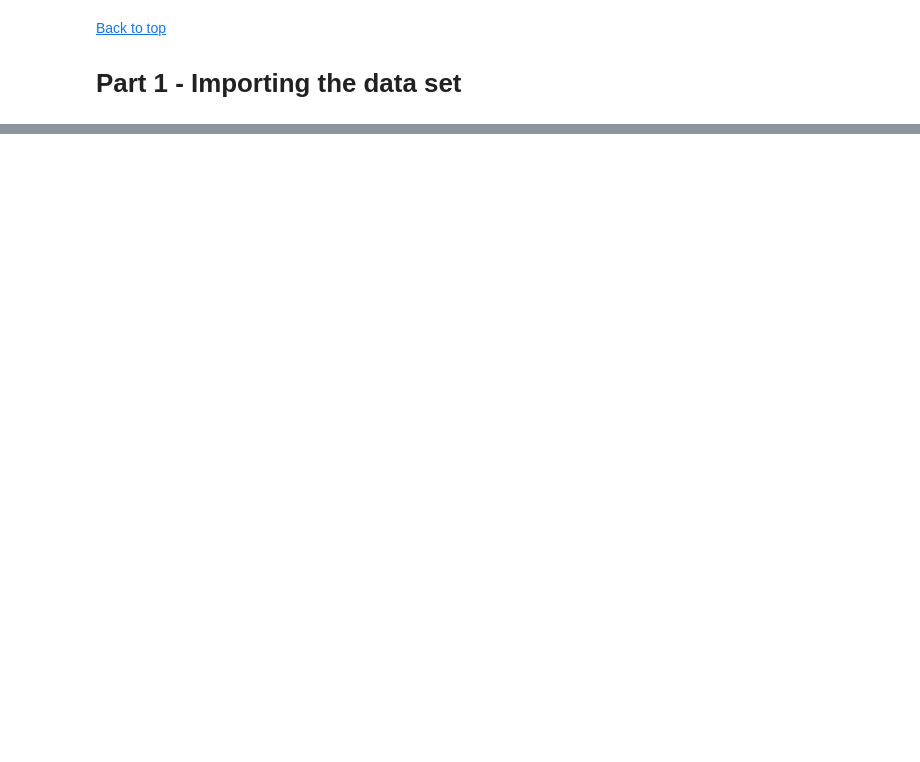
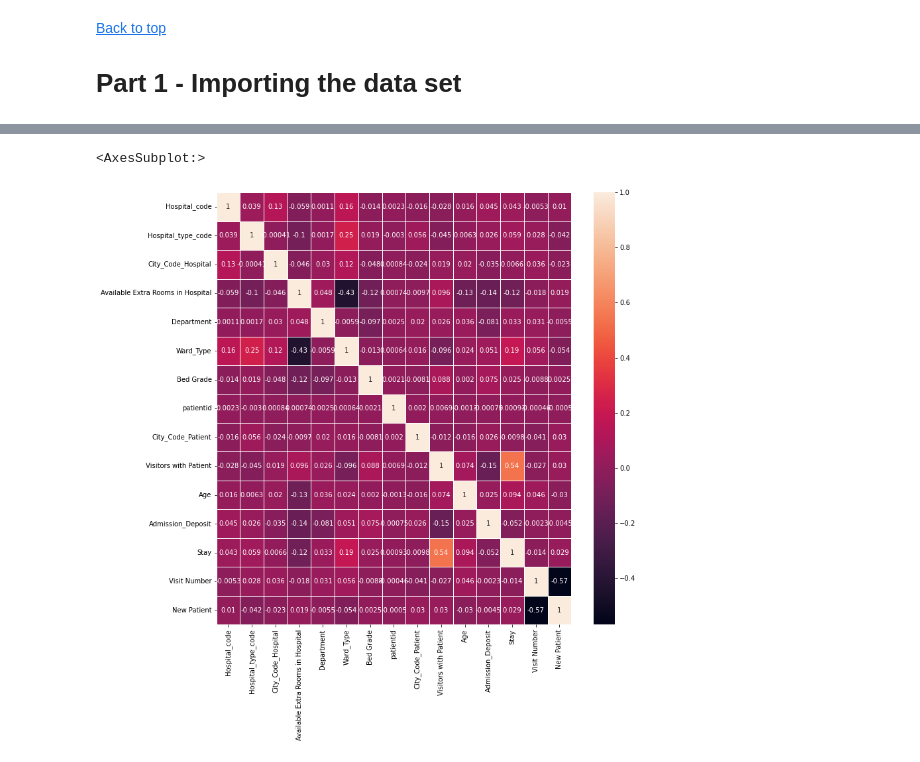
Before and after one commit to Baraa42/Elalami-Skakova-INM701-Coursework, a Jupyter notebook: 7- Reducing features and feature engineering.ipynb, the cells around one changed output, grey strips where cells are left out. Saved outputs shown, nothing was run; the diff lists cells and outputs as text; code cells hidden in the pictures; blank space fills up the shorter version.

```diff
--- a/7- Reducing features and feature engineering.ipynb
+++ b/7- Reducing features and feature engineering.ipynb
@@ -140,0 +192,3 @@ We have the same issue where the classifier over predicts cat 2 and under predic
+# %%
+# Dropping case_id
+df = df.drop(['case_id' ], axis=1)
@@ -140,0 +319,2 @@ We have the same issue where the classifier over predicts cat 2 and under predic
+# %%
+df = df.drop(['Ward_Facility_Code'], axis=1)
@@ -140,0 +389,2 @@ We have the same issue where the classifier over predicts cat 2 and under predic
+# %%
+df = df.drop(['Hospital_region_code'], axis=1)
@@ -140,0 +398,8 @@ We have the same issue where the classifier over predicts cat 2 and under predic
+# %%
+#using LabelEncoder to change and transform the object format of
+corr_data = df.copy()
+le = LabelEncoder()
+for col in ['Hospital_type_code', 'Ward_Type', 'Department', 'Age', 'Stay']:
+    corr_data[col]= corr_data[col].astype('str')
+    corr_data[col]= le.fit_transform(corr_data[col])
+print (corr_data.dtypes)
@@ -140,0 +425,7 @@ We have the same issue where the classifier over predicts cat 2 and under predic
+# %%
+# Heatmap
+fig, ax = plt.subplots(figsize=(12,12))
+sns.heatmap(corr_data.corr(), annot=True, linewidths=1, ax=ax)
+# %% [output]
+<AxesSubplot:>
+[figure, added]
```
Also changed, not shown: parts of 243 cells of this notebook, 4 other files.
